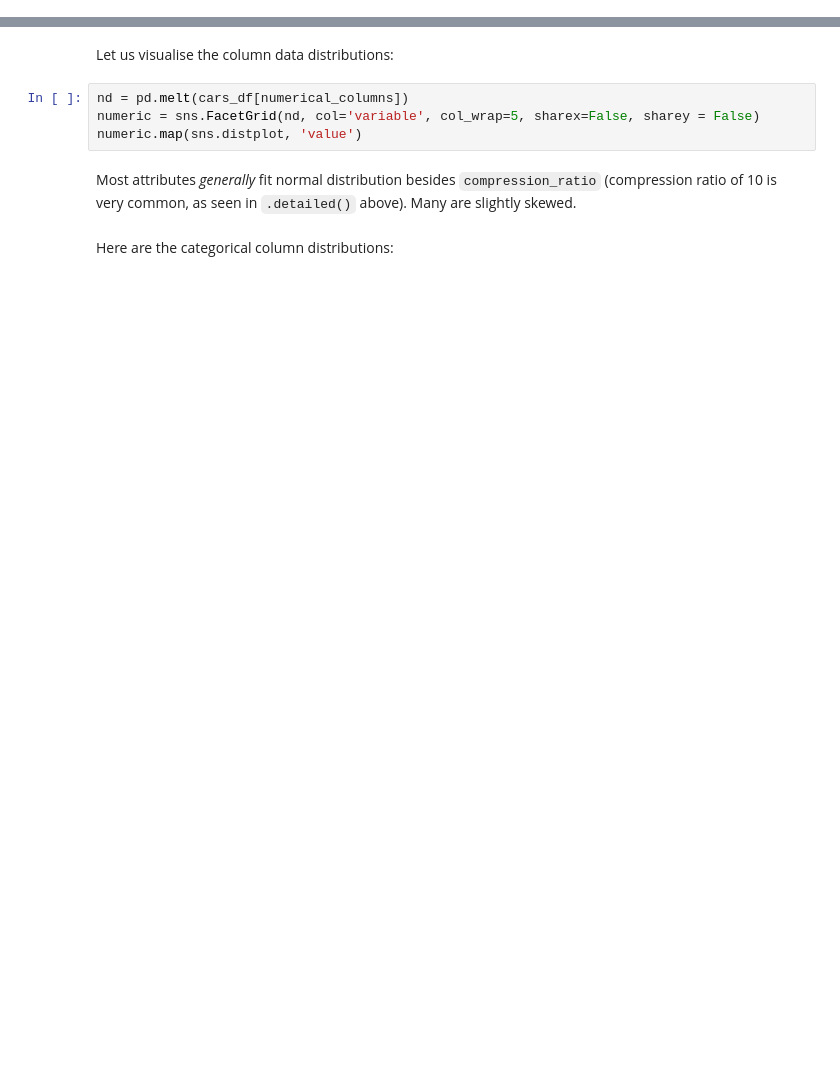
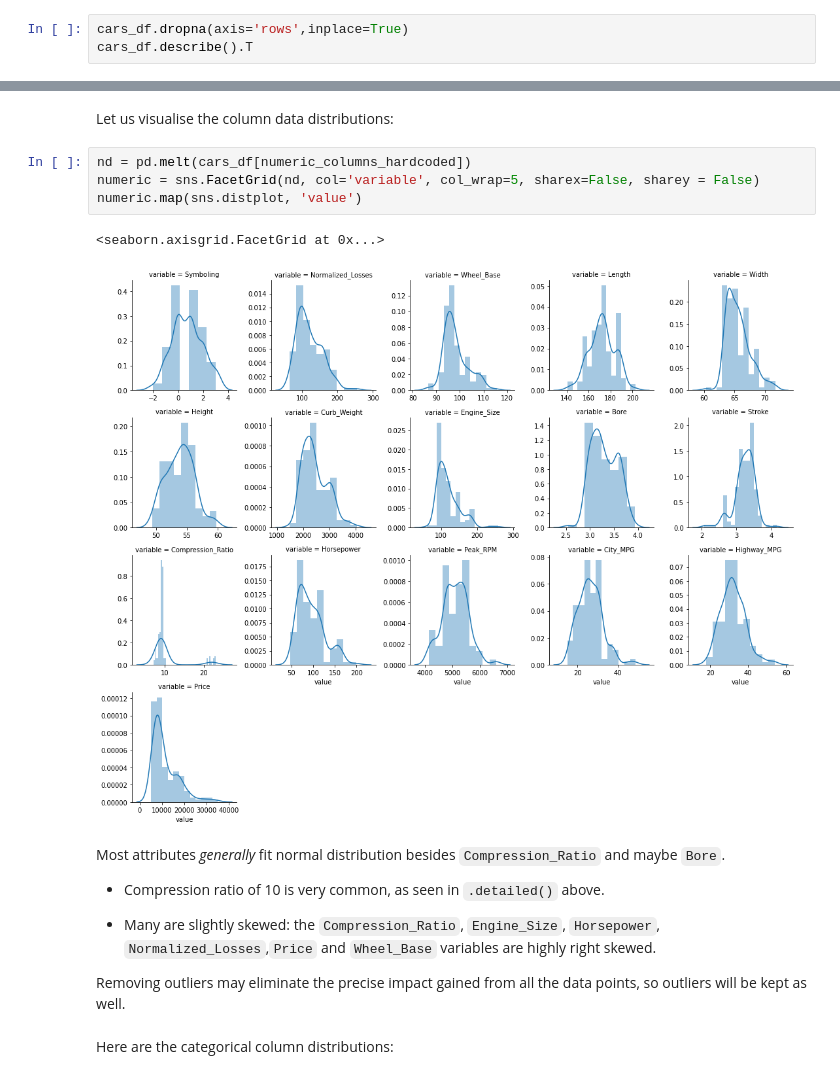
Before and after one commit to yabbou/python-data-science, a Jupyter notebook: project_3.ipynb, the cells around one changed output, grey strips where cells are left out. Saved outputs shown, nothing was run; the diff lists cells and outputs as text; blank space fills up the shorter version.

```diff
--- a/project_3.ipynb
+++ b/project_3.ipynb
@@ -266,0 +291,3 @@ TypeError: ignored
+# %%
+cars_df.dropna(axis='rows',inplace=True)
+cars_df.describe().T
@@ -267,11 +312,20 @@ TypeError: ignored
 # %% [markdown]
 Let us visualise the column data distributions:
 # %%
-nd = pd.melt(cars_df[numerical_columns])
+nd = pd.melt(cars_df[numeric_columns_hardcoded])
 numeric = sns.FacetGrid(nd, col='variable', col_wrap=5, sharex=False, sharey = False)
 numeric.map(sns.distplot, 'value')
+# %% [output]
+<seaborn.axisgrid.FacetGrid at 0x...>
+[figure, added]
 # %% [markdown]
-Most attributes _generally_ fit normal distribution besides `compression_ratio` (compression ratio of 10 is very common, as seen in `.detailed()` above). Many are slightly skewed.
+Most attributes _generally_ fit normal distribution besides `Compression_Ratio` and maybe `Bore`.
+
+* Compression ratio of 10 is very common, as seen in `.detailed()` above.
+
+* Many are slightly skewed: the `Compression_Ratio`, `Engine_Size`, `Horsepower`, `Normalized_Losses`,`Price` and `Wheel_Base` variables are highly right skewed.
+
+Removing outliers may eliminate the precise impact gained from all the data points, so outliers will be kept as well.
 # %% [markdown]
 Here are the categorical column distributions:
 # %%
```
Also changed, not shown: parts of 59 cells of this notebook.
